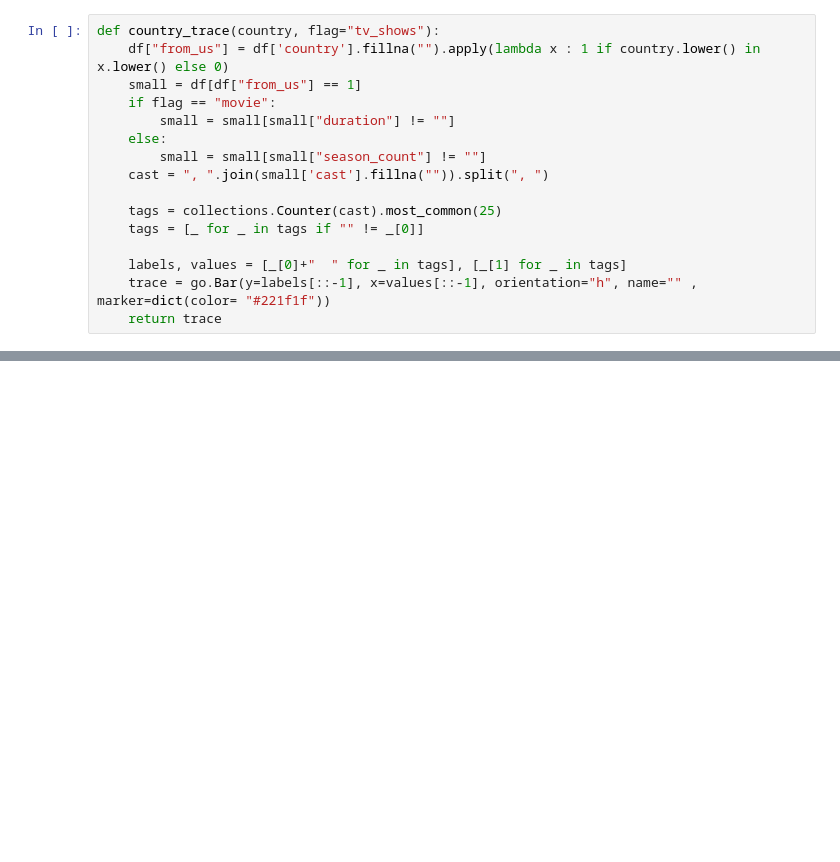
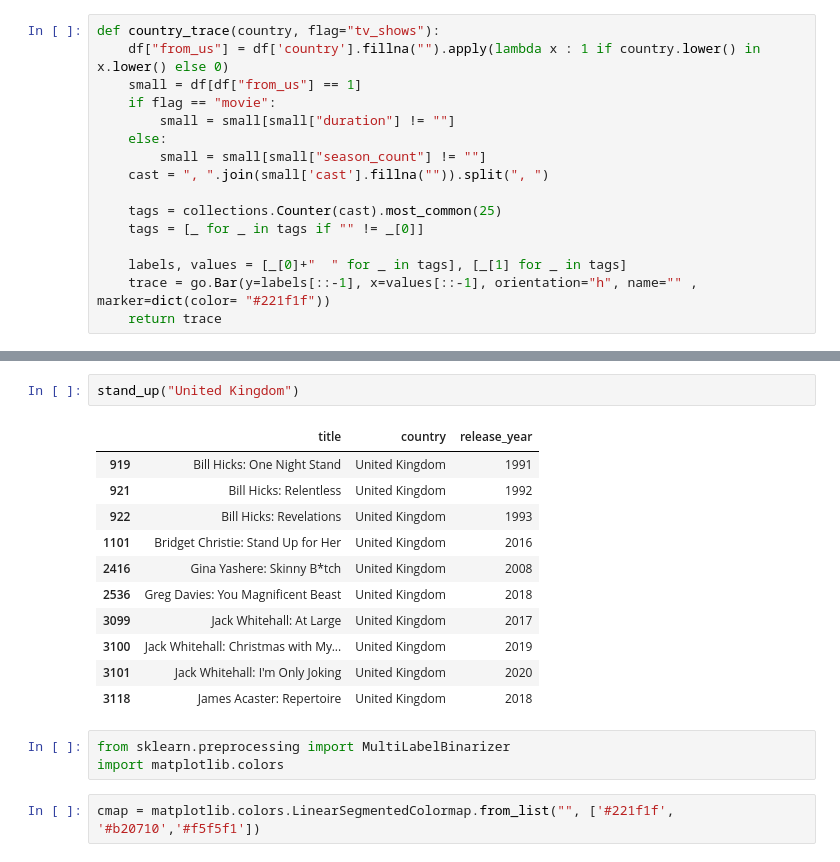
Before and after one commit to Andy666Fox/TINY_DS_PROJECTS, a Jupyter notebook: Netflix_Data_visualizing/Netflix_research.ipynb, the cells around one changed output, grey strips where cells are left out. Saved outputs shown, nothing was run; the diff lists cells and outputs as text; blank space fills up the shorter version.

```diff
--- a/Netflix_Data_visualizing/Netflix_research.ipynb
+++ b/Netflix_Data_visualizing/Netflix_research.ipynb
@@ -363,0 +433,19 @@ fig.show()
+# %%
+stand_up("United Kingdom")
+# %% [output]
+|  | title | country | release_year |
+| 919 | Bill Hicks: One Night Stand | United Kingdom | 1991 |
+| 921 | Bill Hicks: Relentless | United Kingdom | 1992 |
+| 922 | Bill Hicks: Revelations | United Kingdom | 1993 |
+| 1101 | Bridget Christie: Stand Up for Her | United Kingdom | 2016 |
+| 2416 | Gina Yashere: Skinny B*tch | United Kingdom | 2008 |
+| 2536 | Greg Davies: You Magnificent Beast | United Kingdom | 2018 |
+| 3099 | Jack Whitehall: At Large | United Kingdom | 2017 |
+| 3100 | Jack Whitehall: Christmas with My... | United Kingdom | 2019 |
+| 3101 | Jack Whitehall: I'm Only Joking | United Kingdom | 2020 |
+| 3118 | James Acaster: Repertoire | United Kingdom | 2018 |
+# %%
+from sklearn.preprocessing import MultiLabelBinarizer
+import matplotlib.colors
+# %%
+cmap = matplotlib.colors.LinearSegmentedColormap.from_list("", ['#221f1f', '#b20710','#f5f5f1'])
```
Also changed, not shown: parts of 9 cells of this notebook.
